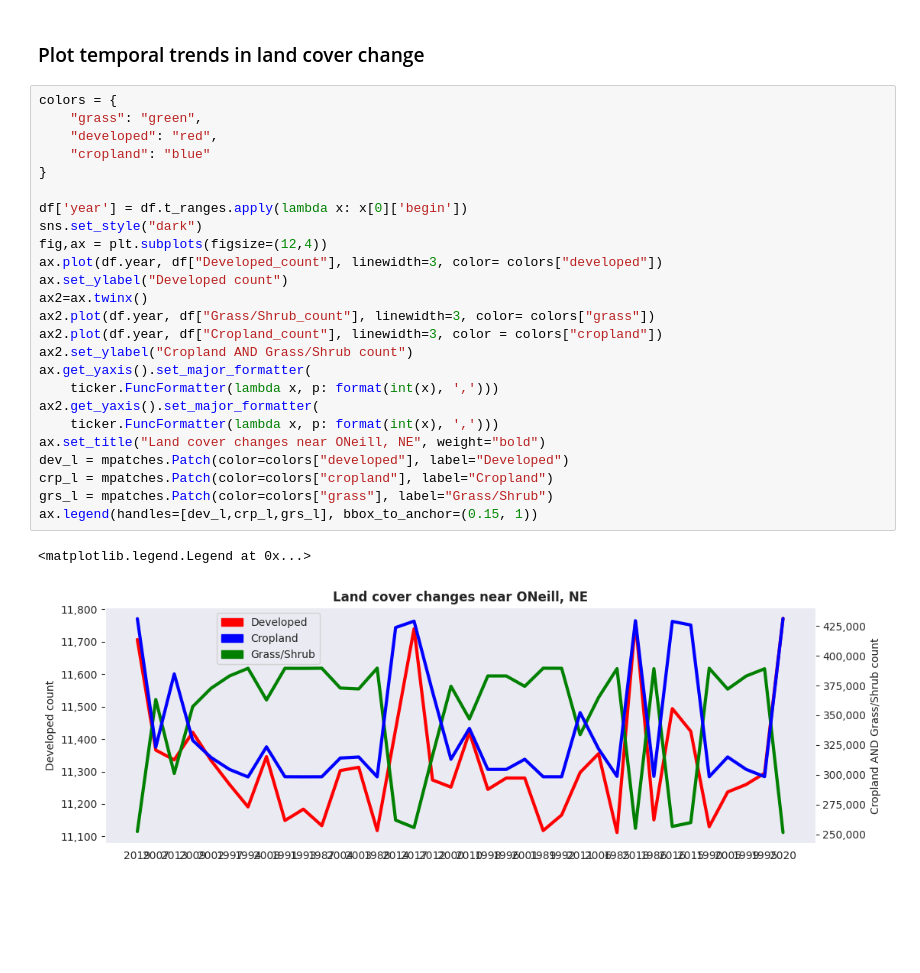
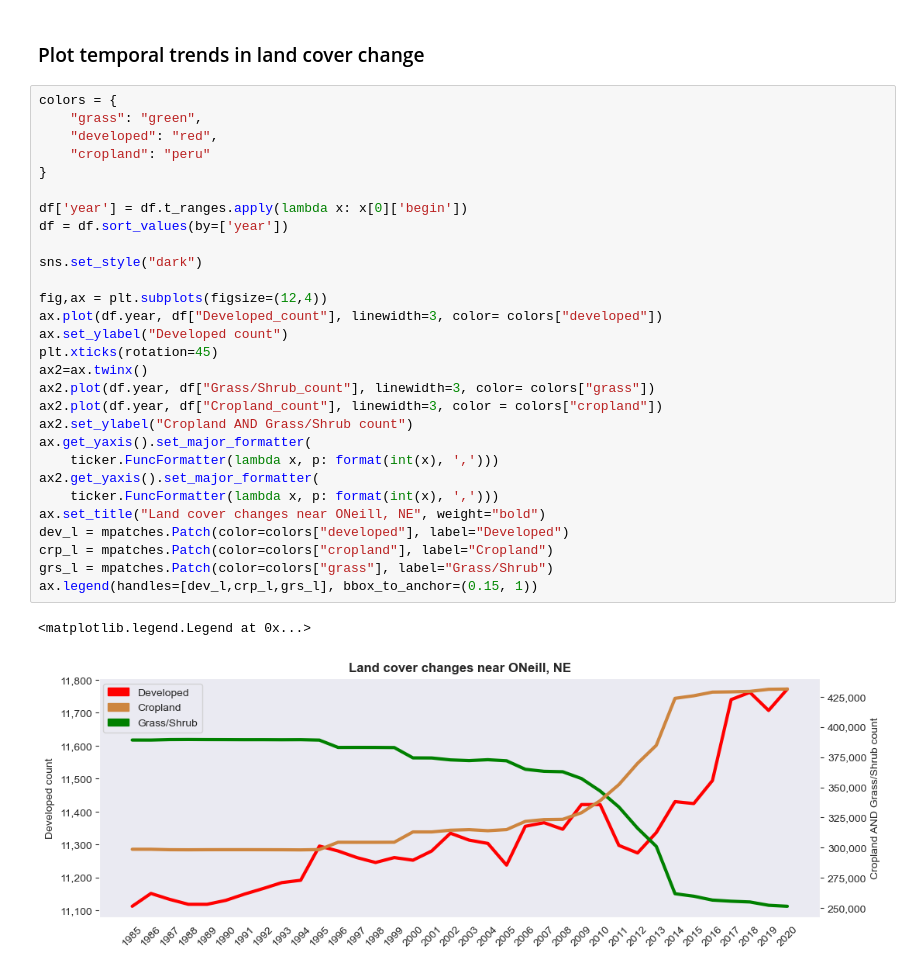
Before and after one commit to GEMS-UMN/Exchange-Notebooks, a Jupyter notebook: landcover/lcmap_tutorial.ipynb, the cells around one changed output. Cells and saved outputs as stored; diff of their text form; blank space fills up the shorter version.

```diff
--- a/landcover/lcmap_tutorial.ipynb
+++ b/landcover/lcmap_tutorial.ipynb
@@ -176,28 +195,32 @@ df.head()
 # %%
 colors = {
     "grass": "green",
     "developed": "red",
-    "cropland": "blue"
+    "cropland": "peru"
 }
 
 df['year'] = df.t_ranges.apply(lambda x: x[0]['begin'])
+df = df.sort_values(by=['year'])
+
 sns.set_style("dark")
+
 fig,ax = plt.subplots(figsize=(12,4))
 ax.plot(df.year, df["Developed_count"], linewidth=3, color= colors["developed"])
 ax.set_ylabel("Developed count")
+plt.xticks(rotation=45)
 ax2=ax.twinx()
 ax2.plot(df.year, df["Grass/Shrub_count"], linewidth=3, color= colors["grass"])
 ax2.plot(df.year, df["Cropland_count"], linewidth=3, color = colors["cropland"])
 ax2.set_ylabel("Cropland AND Grass/Shrub count")
 ax.get_yaxis().set_major_formatter(
     ticker.FuncFormatter(lambda x, p: format(int(x), ',')))
 ax2.get_yaxis().set_major_formatter(
     ticker.FuncFormatter(lambda x, p: format(int(x), ',')))
 ax.set_title("Land cover changes near ONeill, NE", weight="bold")
 dev_l = mpatches.Patch(color=colors["developed"], label="Developed")
 crp_l = mpatches.Patch(color=colors["cropland"], label="Cropland")
 grs_l = mpatches.Patch(color=colors["grass"], label="Grass/Shrub")
 ax.legend(handles=[dev_l,crp_l,grs_l], bbox_to_anchor=(0.15, 1))
 # %% [output]
 <matplotlib.legend.Legend at 0x...>
-[figure, old version]
+[figure, new version]
```
Also changed, not shown: parts of 4 cells of this notebook, 2 other files.
